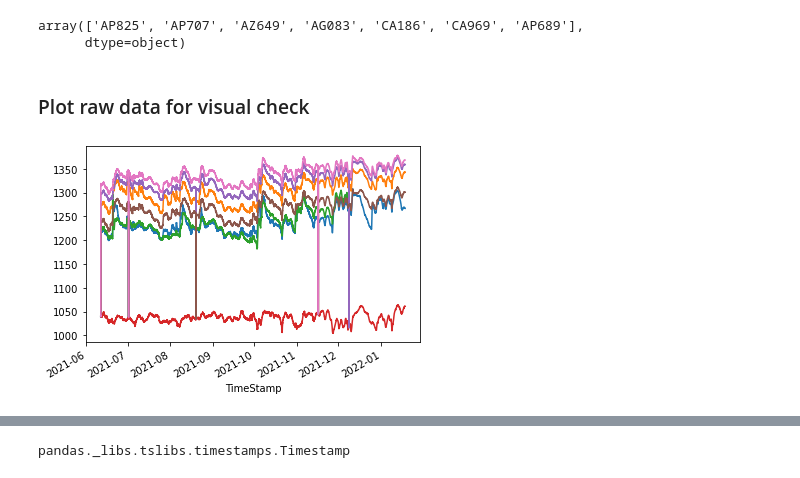
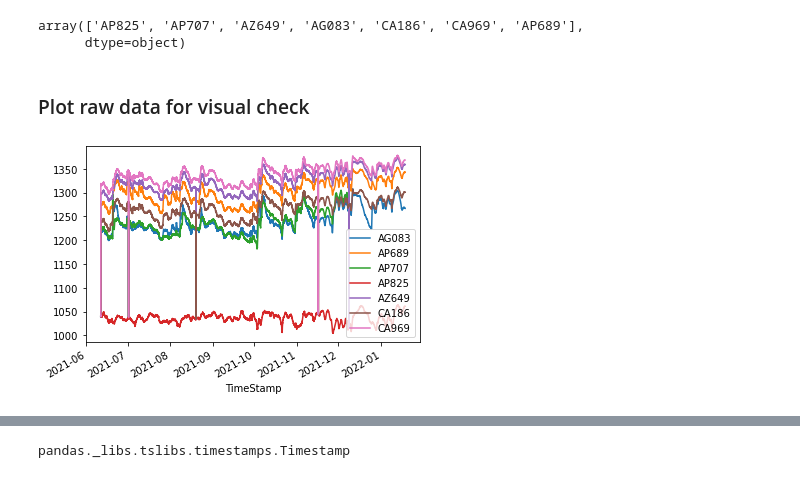
Before and after one commit to sarahgarre/onderzoekskouter_water, a Jupyter notebook: groundwater/Groundwater data processing.ipynb, the cells around one changed output, grey strips where cells are left out. Saved outputs shown, nothing was run; the diff lists cells and outputs as text; code cells hidden in the pictures.

```diff
--- a/groundwater/Groundwater data processing.ipynb
+++ b/groundwater/Groundwater data processing.ipynb
@@ -56,18 +56,18 @@ loggers[:]
 # %% [output]
 array(['AP825', 'AP707', 'AZ649', 'AG083', 'CA186', 'CA969', 'AP689'],
       dtype=object)
-# %% [markdown]
-### Plot raw data for visual check
+# %% [markdown]
+### Plot raw data for visual check
 # %%
 loggers = GWdata.SerialNumber.unique()
 
 # gca stands for 'get current axis'
 ax = plt.gca()
 
-GWdata.groupby('SerialNumber')['Pressure'].plot(kind='line',x='TimeStamp',y='Pressure',ax=ax, legend= Tru)
+GWdata.groupby('SerialNumber')['Pressure'].plot(kind='line',x='TimeStamp',y='Pressure',ax=ax, legend= True)
 
 
 plt.show()
 # %% [output]
-[figure, old version]
+[figure, new version]
 # %%
```
Also changed, not shown: parts of 1 cell of this notebook, 1 other file.
